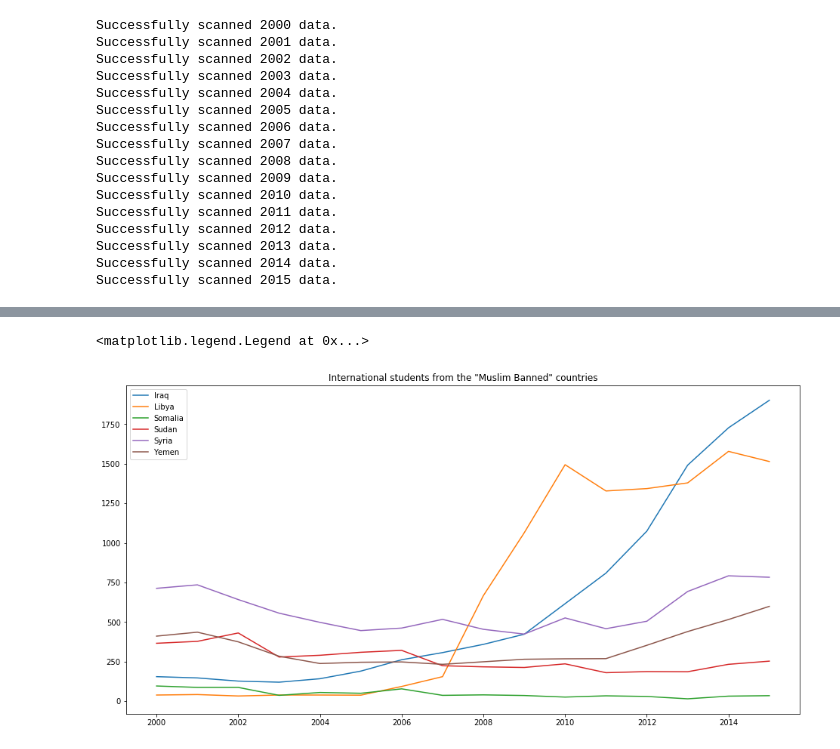
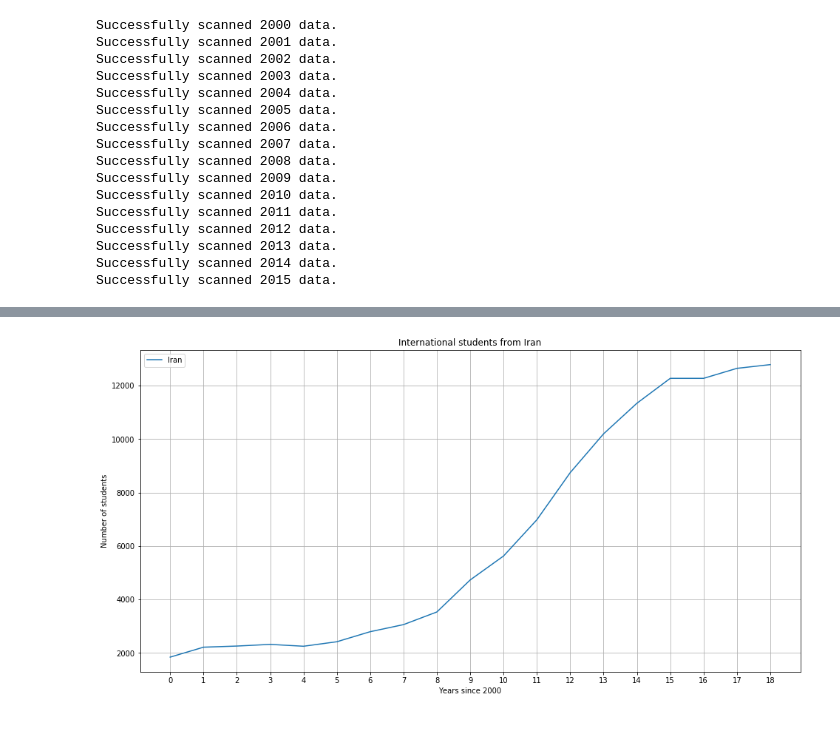
Before and after one commit to graphicsdesk/international-students, a Jupyter notebook: notebooks/international-students.ipynb, the cells around one changed output, grey strips where cells are left out. Cells and saved outputs as stored; diff of their text form; code cells hidden in the pictures.

Commit message:
centralized modularized country plotting code

```diff
--- a/notebooks/international-students.ipynb
+++ b/notebooks/international-students.ipynb
@@ -25,8 +25,8 @@ def getPlacesOfOrigin(year):
     return df
 # %%
 data = []
-years = np.arange(2000, 2016)
-for year in years:
+years = np.arange(2000, 2019)
+for year in years[:-3]:
     # Every table has the previous year's data, so we only
     # store this data if it is the first table
     df = getPlacesOfOrigin(year if year > 2000 else year + 1)
@@ -60,14 +52,29 @@ plt.plot([int(df.loc['Iran'].iloc[0]) for df in data] + [12269, 12643, 12783])
+# %%
+# Hard-code data from 2016, 2017, 2018 that weren't available in
+# aggregate, table form
+moreRecentData = {
+    'Iraq': [1901, 1698, 1438],
+    'Libya': [1514, 1311, 1064],
+    'Somalia': [35, 50, 67],
+    'Sudan': [253, 324, 331],
+    'Syria': [783, 827, 726],
+    'Yemen': [599, 658, 517],
+    'Iran': [12269, 12643, 12783],
+}
 # %%
-plt.figure(figsize=(16, 8))
-plt.title('International students from the "Muslim Banned" countries')
+def plotCountries(countries, title="International students"):
+    plt.figure(figsize=(16, 8))
+    plt.title(title)
 
-countries = ['Iraq', 'Libya', 'Somalia', 'Sudan', 'Syria', 'Yemen']
-for c in countries:
-    plt.plot(years, [int(df.loc[c].iloc[0]) for df in data], label=c)
+    for c in countries:
+        plt.plot([int(df.loc[c].iloc[0]) for df in data] + moreRecentData[c], label=c)
 
-plt.legend()
-
-# add recent data
+    plt.xticks(np.arange(0, len(years), 1.0))
+    plt.xlabel('Years since 2000')
+    plt.ylabel('Number of students')
+    plt.legend()
+    plt.grid()
-# %% [output]
-<matplotlib.legend.Legend at 0x...>
-[figure, removed]
+# %%
+plotCountries(['Iran'], title="International students from Iran")
+# %% [output]
+[figure, added]
```
Also changed, not shown: parts of 3 cells of this notebook.
